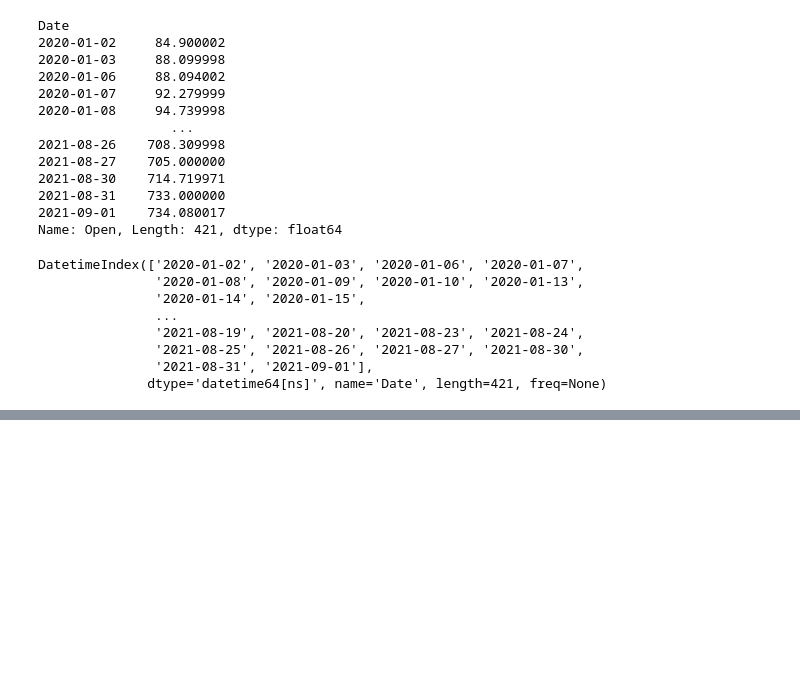
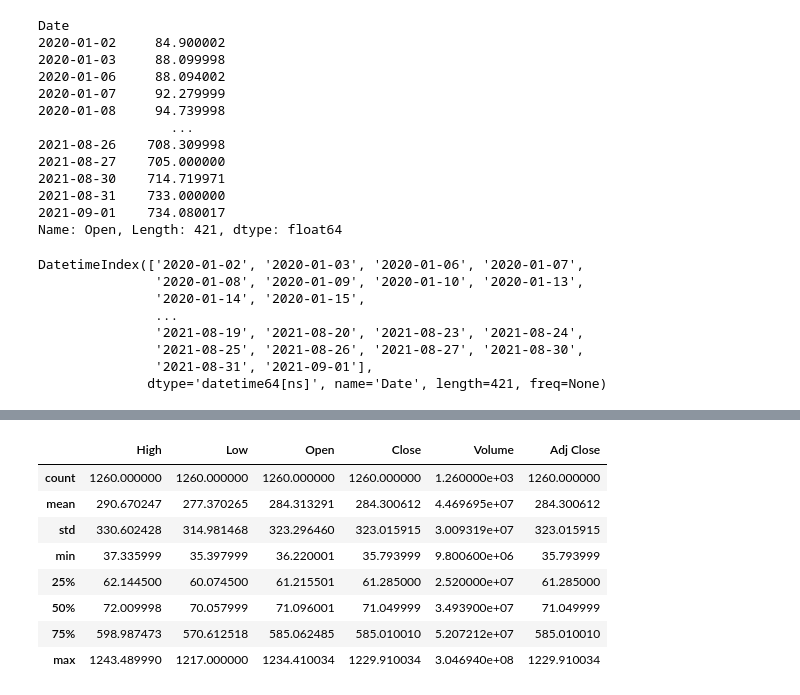
Before and after one commit to veerandra7/time_series_full_with_implementation, a Jupyter notebook: 01_time_series_eda.ipynb, the cells around one changed output, grey strips where cells are left out. Cells and saved outputs as stored; diff of their text form; code cells hidden in the pictures; blank space fills up the shorter version.

```diff
--- a/01_time_series_eda.ipynb
+++ b/01_time_series_eda.ipynb
@@ -136,0 +154,12 @@ DatetimeIndex(['2020-01-02', '2020-01-03', '2020-01-06', '2020-01-07',
+# %%
+df_tesla.describe()
+# %% [output]
+|  | High | Low | Open | Close | Volume | Adj Close |
+| count | 1260.000000 | 1260.000000 | 1260.000000 | 1260.000000 | 1.260000e+03 | 1260.000000 |
+| mean | 290.670247 | 277.370265 | 284.313291 | 284.300612 | 4.469695e+07 | 284.300612 |
+| std | 330.602428 | 314.981468 | 323.296460 | 323.015915 | 3.009319e+07 | 323.015915 |
+| min | 37.335999 | 35.397999 | 36.220001 | 35.793999 | 9.800600e+06 | 35.793999 |
+| 25% | 62.144500 | 60.074500 | 61.215501 | 61.285000 | 2.520000e+07 | 61.285000 |
+| 50% | 72.009998 | 70.057999 | 71.096001 | 71.049999 | 3.493900e+07 | 71.049999 |
+| 75% | 598.987473 | 570.612518 | 585.062485 | 585.010010 | 5.207212e+07 | 585.010010 |
+| max | 1243.489990 | 1217.000000 | 1234.410034 | 1229.910034 | 3.046940e+08 | 1229.910034 |
```
Also changed, not shown: parts of 12 cells of this notebook.
